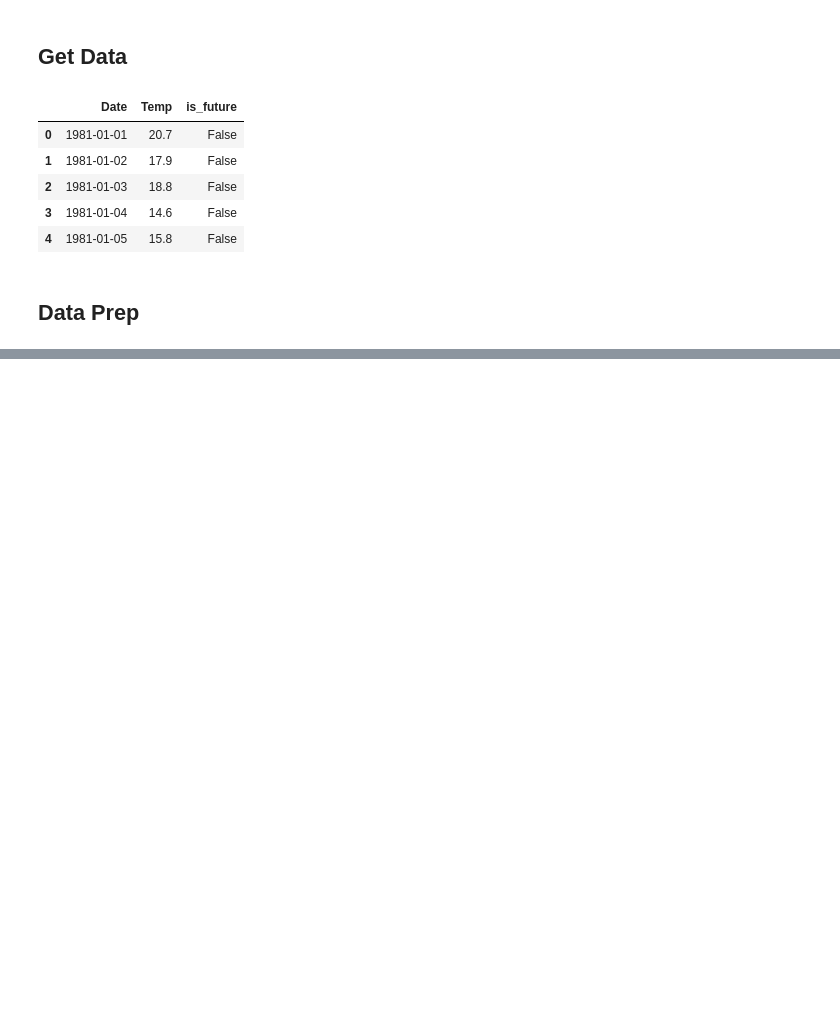
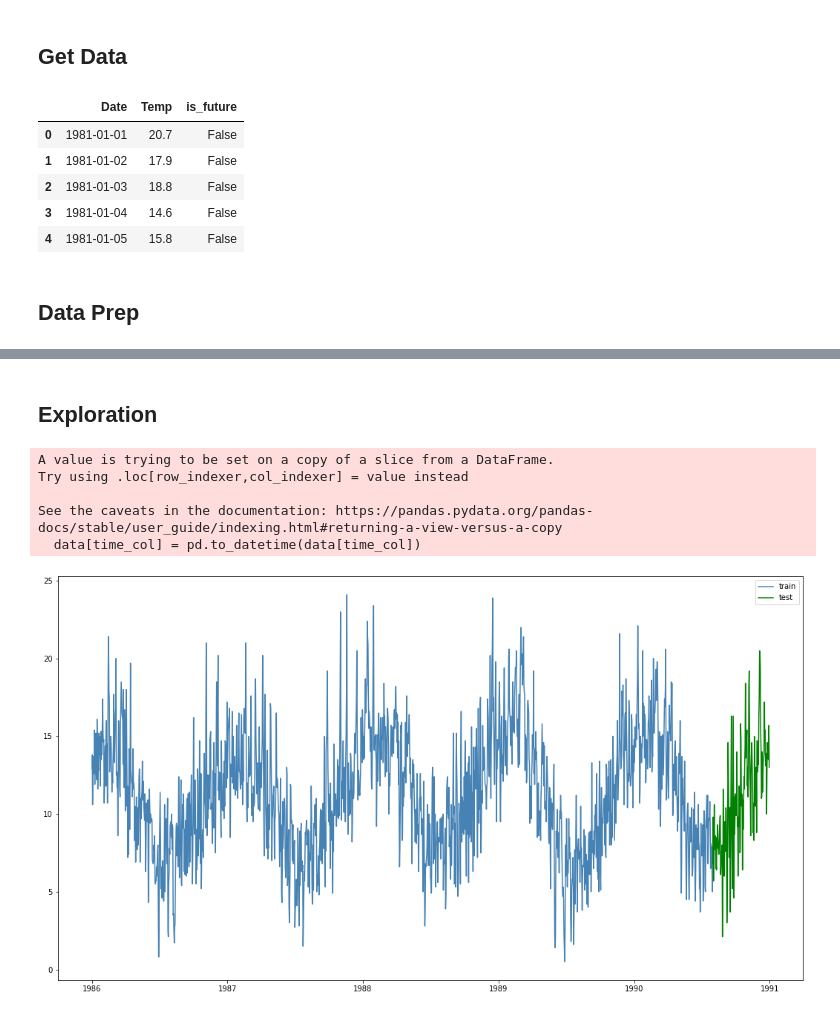
Before and after one commit to alamhanz/walmartsales, a Jupyter notebook: notebooks/iteration_0/1-exploration.ipynb, the cells around one changed output, grey strips where cells are left out. Saved outputs shown, nothing was run; the diff lists cells and outputs as text; code cells hidden in the pictures; blank space fills up the shorter version.

```diff
--- a/notebooks/iteration_0/1-exploration.ipynb
+++ b/notebooks/iteration_0/1-exploration.ipynb
@@ -87 +77,19 @@ ts.decompose()
+# %% [markdown]
+## Exploration
+# %%
+## just look into last six months (because there is a seasonal still in trend)
+df2 = df[df.Date>='1986-01-01']
+ts2 = jampi(data = df2, time_col = 'Date', data_col = 'Temp', start_test = '1990-08-01', freq = 'W')
+## handling null
+ts2.interpolate()
+# %% [output]
+A value is trying to be set on a copy of a slice from a DataFrame.
+Try using .loc[row_indexer,col_indexer] = value instead
+
+See the caveats in the documentation: https://pandas.pydata.org/pandas-docs/stable/user_guide/indexing.html#returning-a-view-versus-a-copy
+  data[time_col] = pd.to_datetime(data[time_col])
+# %%
+ts2.plot(test = True)
+# %% [output]
+[figure, added]
 # %%
```
Also changed, not shown: parts of 19 cells of this notebook, 9 other files.
